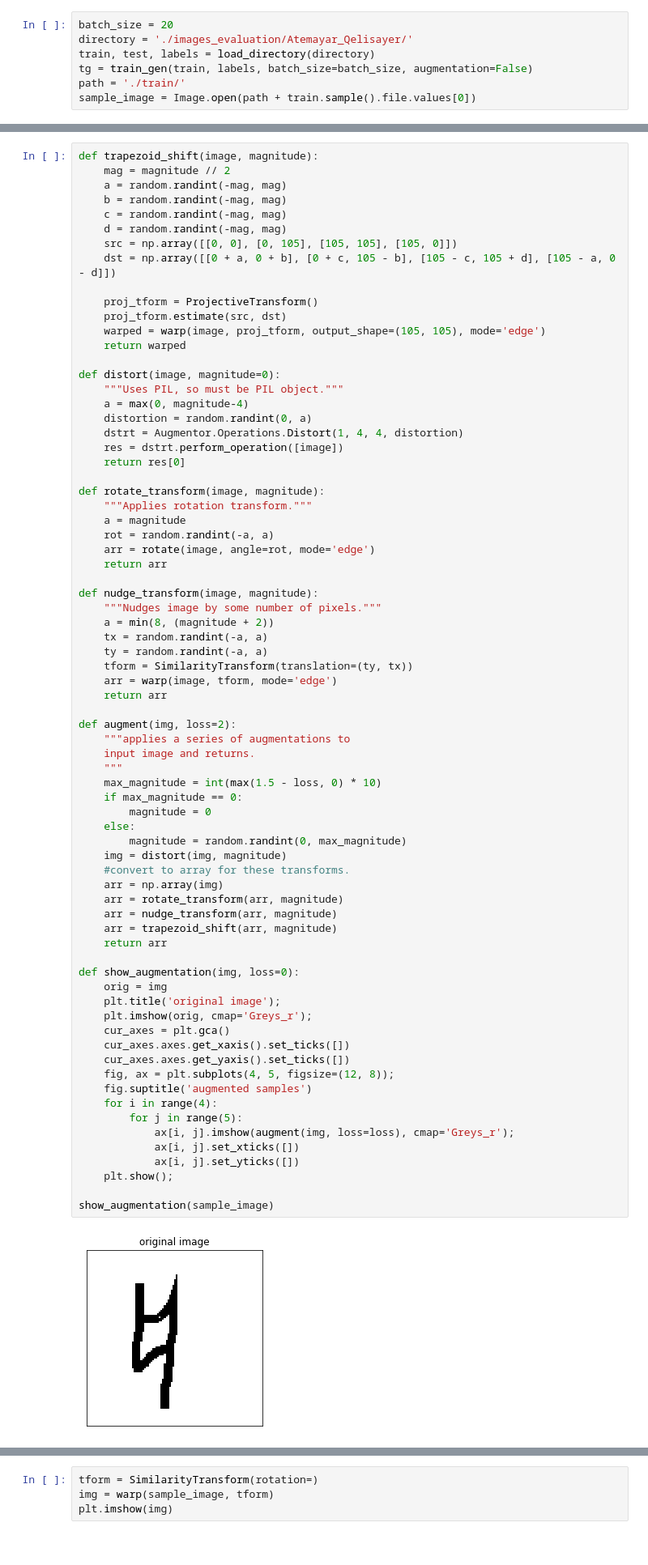
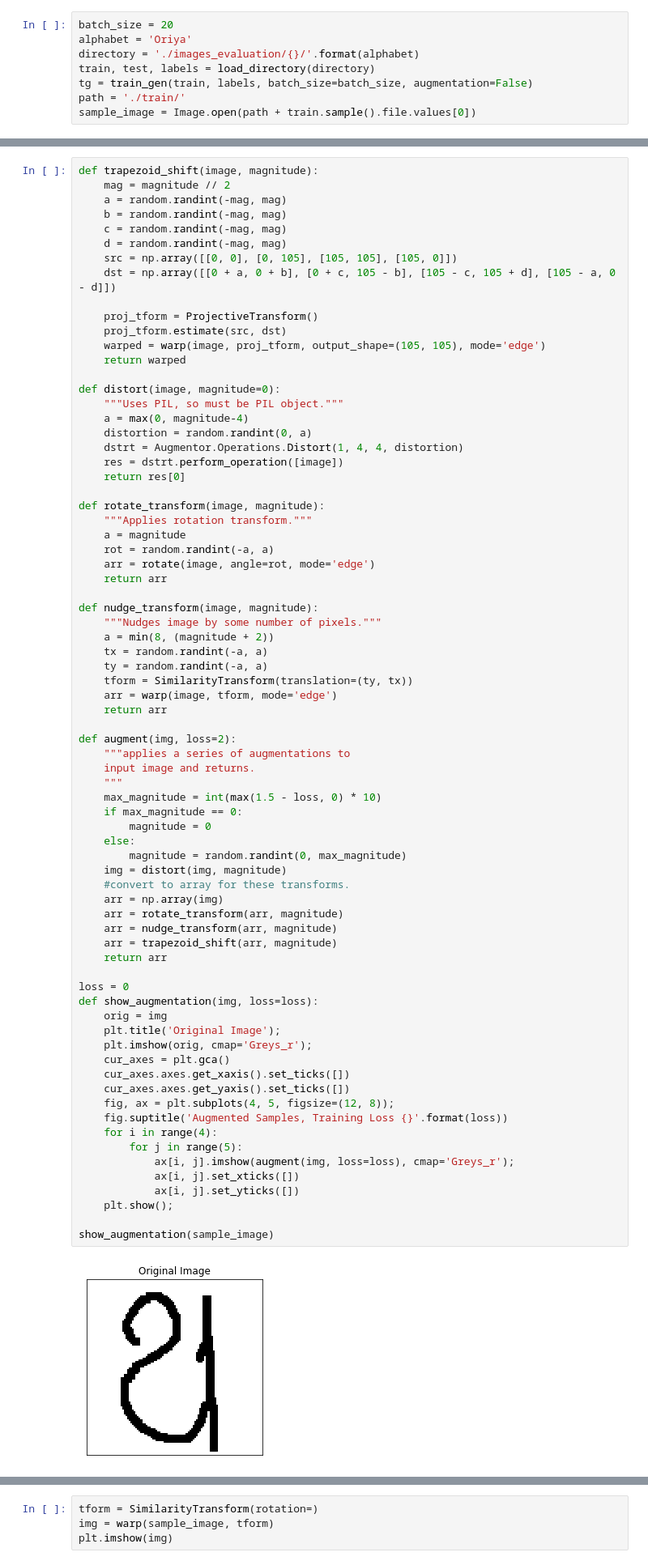
Before and after one commit to AlliedToasters/omniglot, a Jupyter notebook: Distortions.ipynb, the cells around one changed output, grey strips where cells are left out. Shown: that part at 81% size. Cells and saved outputs as stored; diff of their text form.

```diff
--- a/Distortions.ipynb
+++ b/Distortions.ipynb
@@ -12,6 +10,7 @@ Using TensorFlow backend.
 # %%
 batch_size = 20
-directory = './images_evaluation/Atemayar_Qelisayer/'
+alphabet = 'Oriya'
+directory = './images_evaluation/{}/'.format(alphabet)
 train, test, labels = load_directory(directory)
 tg = train_gen(train, labels, batch_size=batch_size, augmentation=False)
 path = './train/'
@@ -87,34 +86,35 @@ def augment(img, loss=2):
     input image and returns.
     """
     max_magnitude = int(max(1.5 - loss, 0) * 10)
     if max_magnitude == 0:
         magnitude = 0
     else:
         magnitude = random.randint(0, max_magnitude)
     img = distort(img, magnitude)
     #convert to array for these transforms.
     arr = np.array(img)
     arr = rotate_transform(arr, magnitude)
     arr = nudge_transform(arr, magnitude)
     arr = trapezoid_shift(arr, magnitude)
     return arr
 
-def show_augmentation(img, loss=0):
+loss = 0
+def show_augmentation(img, loss=loss):
     orig = img
-    plt.title('original image');
+    plt.title('Original Image');
     plt.imshow(orig, cmap='Greys_r');
     cur_axes = plt.gca()
     cur_axes.axes.get_xaxis().set_ticks([])
     cur_axes.axes.get_yaxis().set_ticks([])
     fig, ax = plt.subplots(4, 5, figsize=(12, 8));
-    fig.suptitle('augmented samples')
+    fig.suptitle('Augmented Samples, Training Loss {}'.format(loss))
     for i in range(4):
         for j in range(5):
             ax[i, j].imshow(augment(img, loss=loss), cmap='Greys_r');
             ax[i, j].set_xticks([])
             ax[i, j].set_yticks([])
     plt.show();
 
 show_augmentation(sample_image)
 # %% [output]
-[figure, old version]
+[figure, new version]
```
Also changed, not shown: parts of 3 cells of this notebook, 3 other files.
